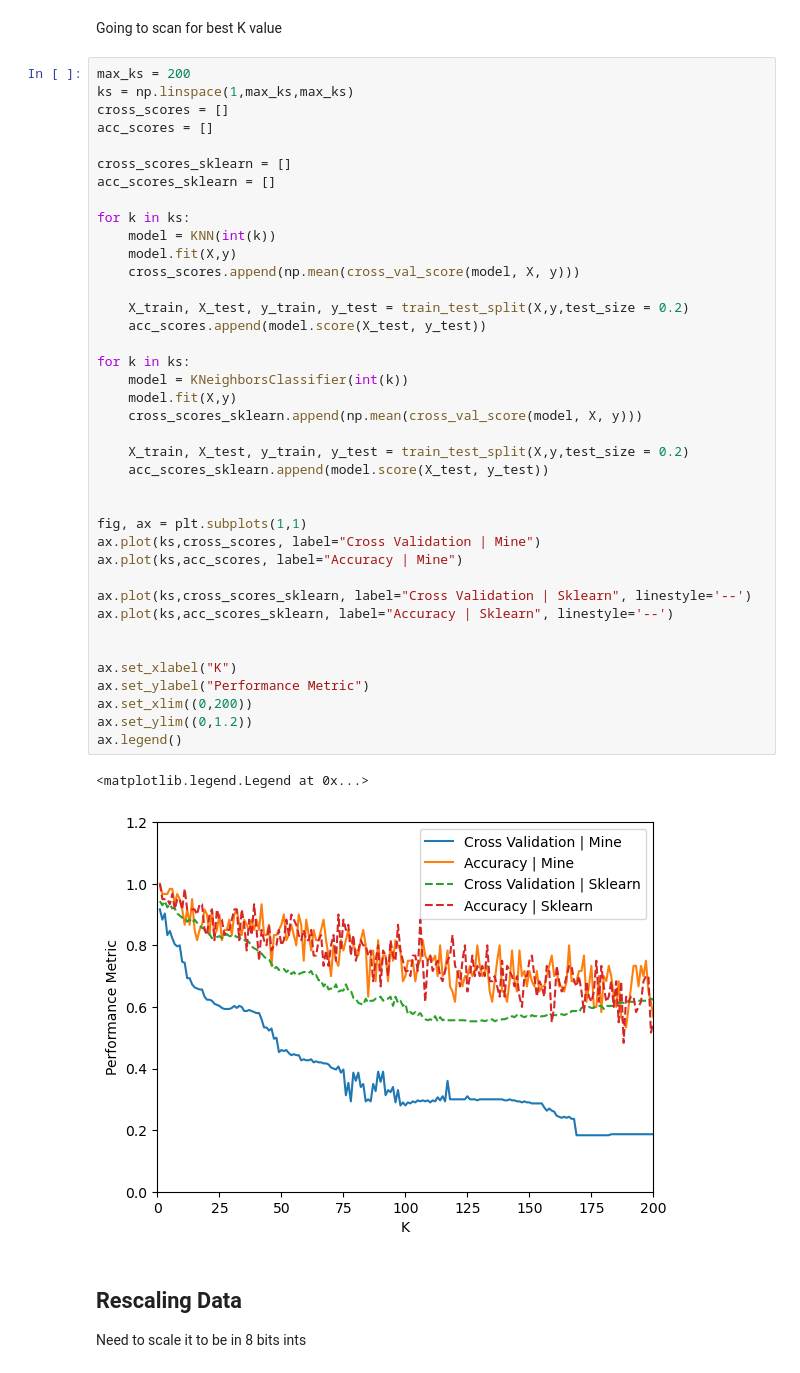
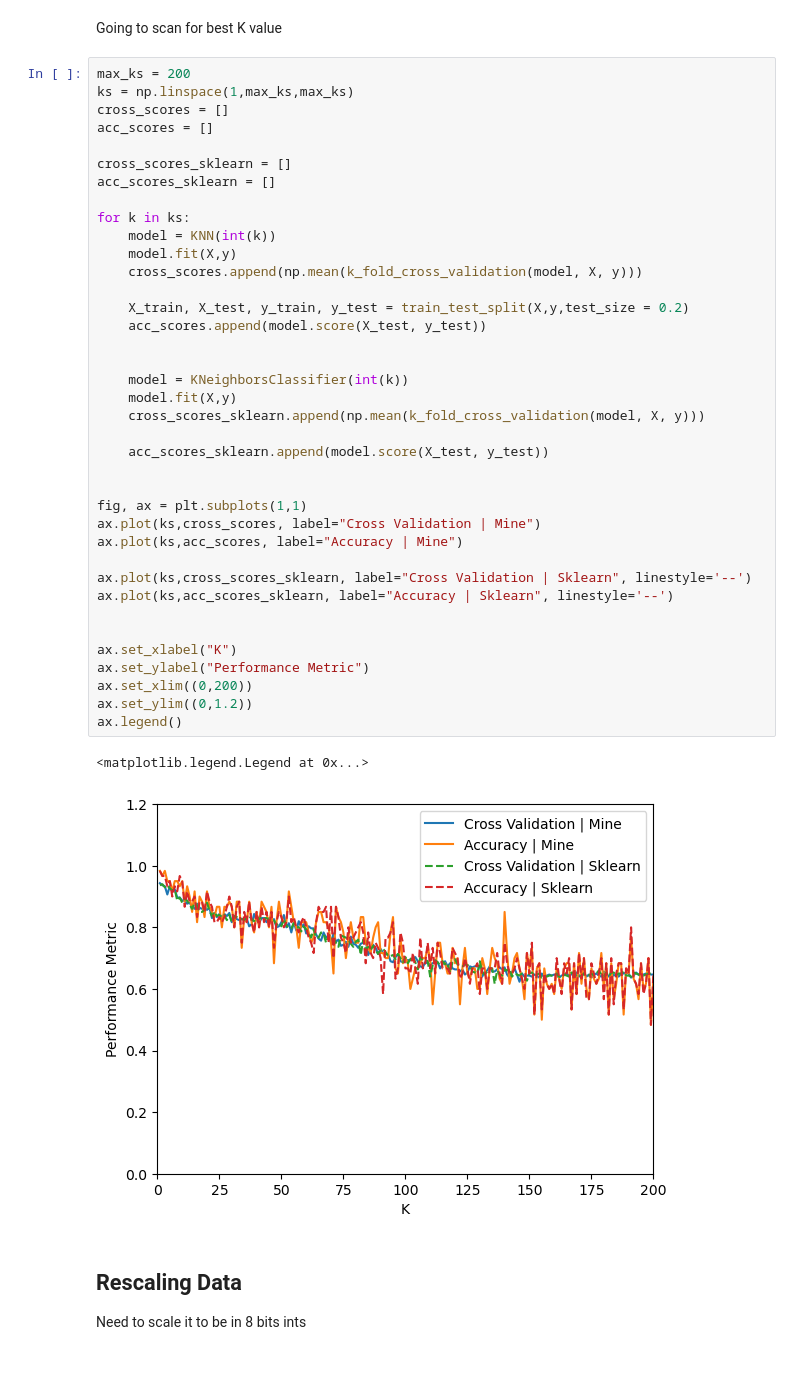
Before and after one commit to spar5an/Assembly-KNN, a Jupyter notebook: Python Code/KNN.ipynb, the cells around one changed output. Saved outputs shown, nothing was run; the diff lists cells and outputs as text.

Commit message:
fixed cross-validation

```diff
--- a/Python Code/KNN.ipynb
+++ b/Python Code/KNN.ipynb
@@ -208,38 +270,37 @@ cross_scores_sklearn = []
 acc_scores_sklearn = []
 
 for k in ks:
     model = KNN(int(k))
     model.fit(X,y)
-    cross_scores.append(np.mean(cross_val_score(model, X, y)))
+    cross_scores.append(np.mean(k_fold_cross_validation(model, X, y)))
 
     X_train, X_test, y_train, y_test = train_test_split(X,y,test_size = 0.2)
     acc_scores.append(model.score(X_test, y_test))
 
-for k in ks:
+
     model = KNeighborsClassifier(int(k))
     model.fit(X,y)
-    cross_scores_sklearn.append(np.mean(cross_val_score(model, X, y)))
+    cross_scores_sklearn.append(np.mean(k_fold_cross_validation(model, X, y)))
 
-    X_train, X_test, y_train, y_test = train_test_split(X,y,test_size = 0.2)
     acc_scores_sklearn.append(model.score(X_test, y_test))
 
 
 fig, ax = plt.subplots(1,1)
 ax.plot(ks,cross_scores, label="Cross Validation | Mine")
 ax.plot(ks,acc_scores, label="Accuracy | Mine")
 
 ax.plot(ks,cross_scores_sklearn, label="Cross Validation | Sklearn", linestyle='--')
 ax.plot(ks,acc_scores_sklearn, label="Accuracy | Sklearn", linestyle='--')
 
 
 ax.set_xlabel("K")
 ax.set_ylabel("Performance Metric")
 ax.set_xlim((0,200))
 ax.set_ylim((0,1.2))
 ax.legend()
 # %% [output]
 <matplotlib.legend.Legend at 0x...>
-[figure, old version]
+[figure, new version]
 # %% [markdown]
 ## Rescaling Data
 Need to scale it to be in 8 bits ints
```
Also changed, not shown: parts of 6 cells of this notebook.
